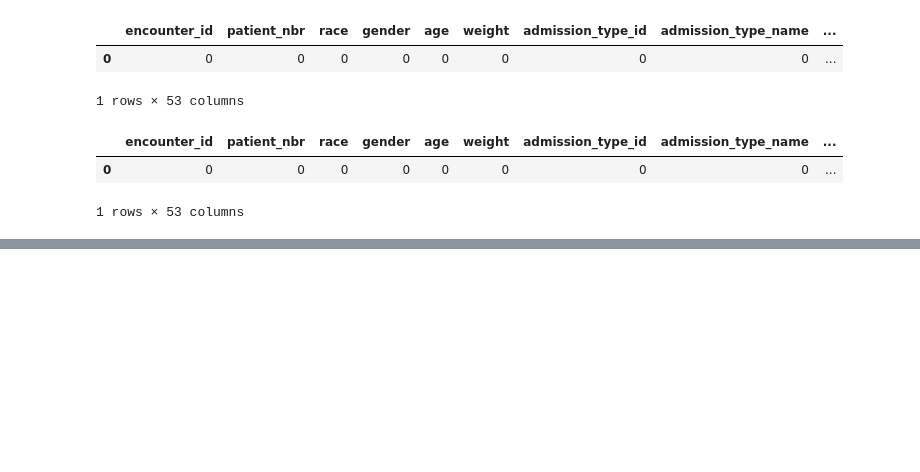
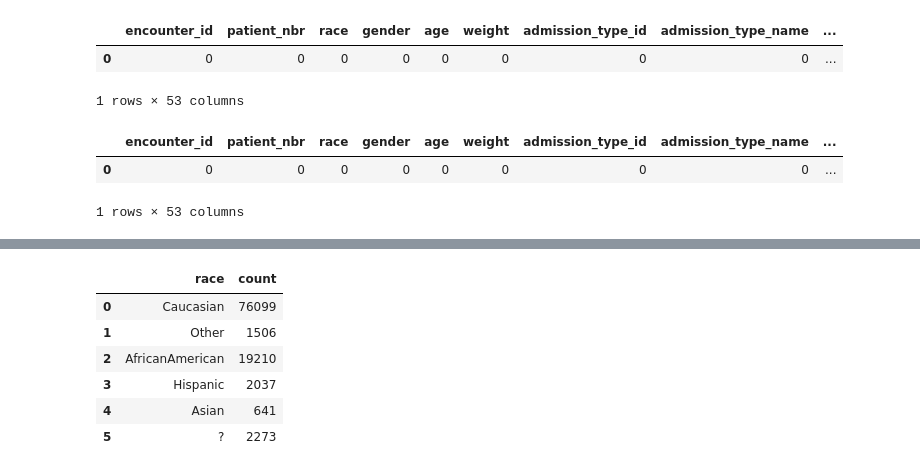
Before and after one commit to Laxman-Kumar/Hospital-Readmission-based-on-DiabetesData, a Jupyter notebook: BDASaheb.ipynb, the cells around one changed output, grey strips where cells are left out. Saved outputs shown, nothing was run; the diff lists cells and outputs as text; code cells hidden in the pictures; blank space fills up the shorter version.

```diff
--- a/BDASaheb.ipynb
+++ b/BDASaheb.ipynb
@@ -183,0 +214,10 @@ df.select('readmitted').describe().toPandas()
+# %%
+d
+# %% [output]
+|  | race | count |
+| 0 | Caucasian | 76099 |
+| 1 | Other | 1506 |
+| 2 | AfricanAmerican | 19210 |
+| 3 | Hispanic | 2037 |
+| 4 | Asian | 641 |
+| 5 | ? | 2273 |
```
Also changed, not shown: parts of 7 cells of this notebook.
